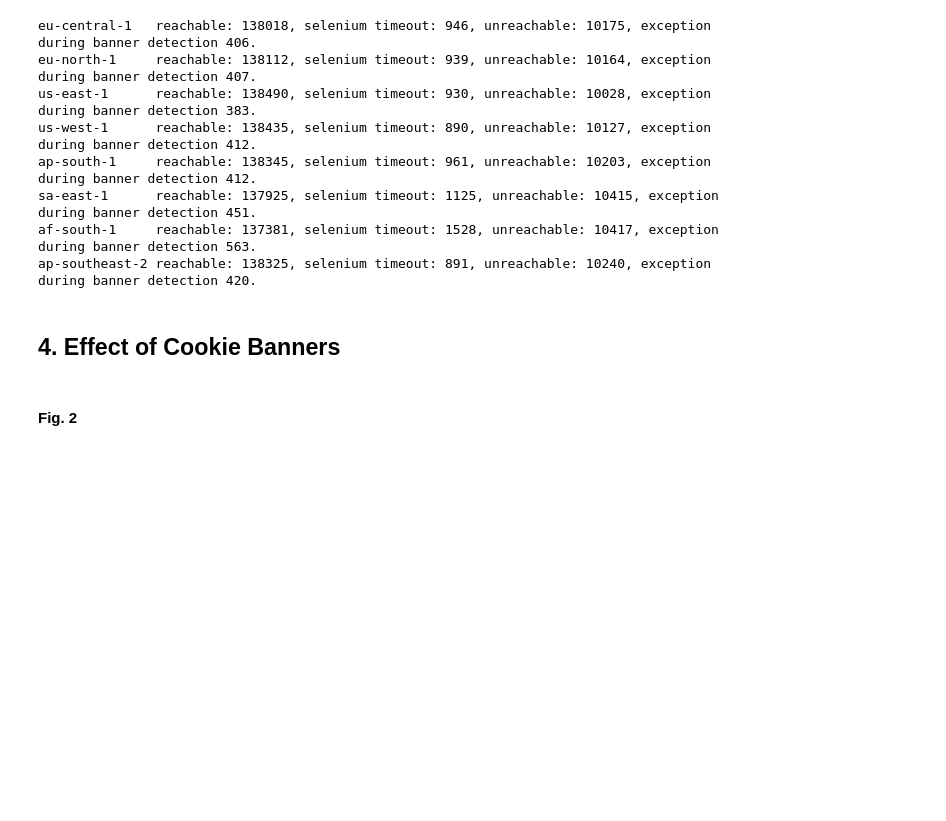
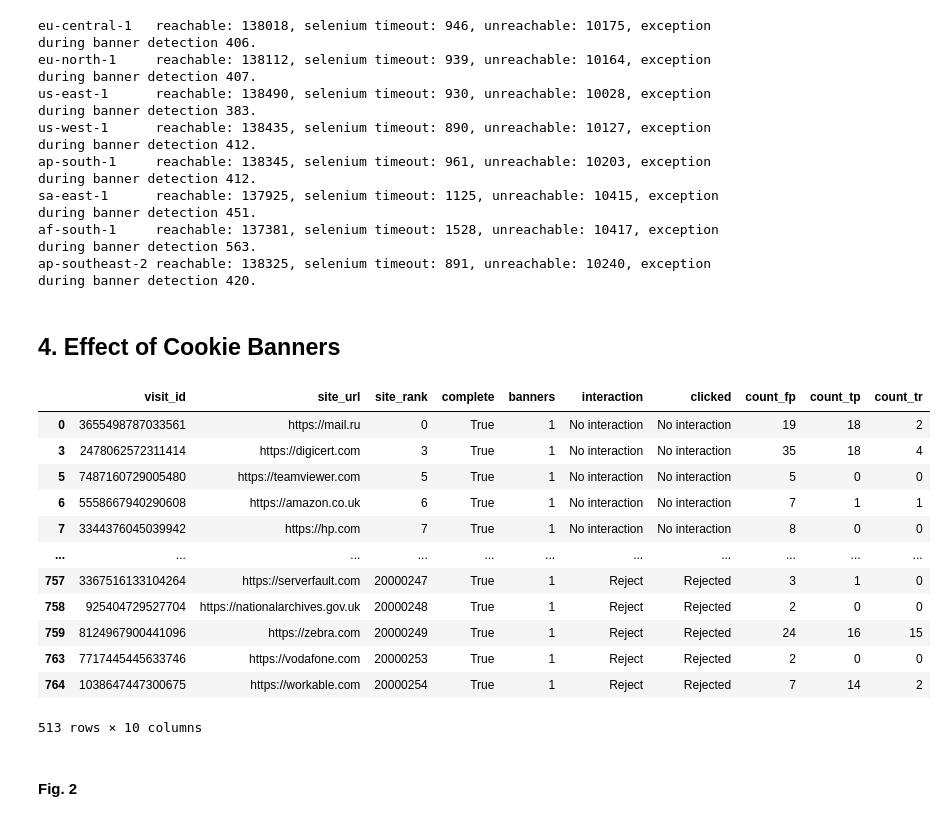
Before and after one commit to maxwellmlin/dataverse-files, a Jupyter notebook: reproducibility/analysis.ipynb, the cells around one changed output. Drawn from its saved outputs; the diff is of its cells as text; code cells hidden in the pictures; blank space fills up the shorter version.

```diff
--- a/reproducibility/analysis.ipynb
+++ b/reproducibility/analysis.ipynb
@@ -1219,6 +1193,22 @@ def plot_boxplot_for_cookie_dist(df):
     plt.ylim( (0,10**2) )
 
     f.savefig(FIG_DIR+'/cookies_box_plots.pdf', bbox_inches='tight')
+# %%
+map_des_intersection["US East"]
+# %% [output]
+|  | visit_id | site_url | site_rank | complete | banners | interaction | clicked | count_fp | count_tp | count_tr |
+| 0 | 3655498787033561 | https://mail.ru | 0 | True | 1 | No interaction | No interaction | 19 | 18 | 2 |
+| 3 | 2478062572311414 | https://digicert.com | 3 | True | 1 | No interaction | No interaction | 35 | 18 | 4 |
+| 5 | 7487160729005480 | https://teamviewer.com | 5 | True | 1 | No interaction | No interaction | 5 | 0 | 0 |
+| 6 | 5558667940290608 | https://amazon.co.uk | 6 | True | 1 | No interaction | No interaction | 7 | 1 | 1 |
+| 7 | 3344376045039942 | https://hp.com | 7 | True | 1 | No interaction | No interaction | 8 | 0 | 0 |
+| ... | ... | ... | ... | ... | ... | ... | ... | ... | ... | ... |
+| 757 | 3367516133104264 | https://serverfault.com | 20000247 | True | 1 | Reject | Rejected | 3 | 1 | 0 |
+| 758 | 925404729527704 | https://nationalarchives.gov.uk | 20000248 | True | 1 | Reject | Rejected | 2 | 0 | 0 |
+| 759 | 8124967900441096 | https://zebra.com | 20000249 | True | 1 | Reject | Rejected | 24 | 16 | 15 |
+| 763 | 7717445445633746 | https://vodafone.com | 20000253 | True | 1 | Reject | Rejected | 2 | 0 | 0 |
+| 764 | 1038647447300675 | https://workable.com | 20000254 | True | 1 | Reject | Rejected | 7 | 14 | 2 |
+513 rows × 10 columns
 # %% [markdown]
 #### Fig. 2
 # %%
```
Also changed, not shown: parts of 3 cells of this notebook.
